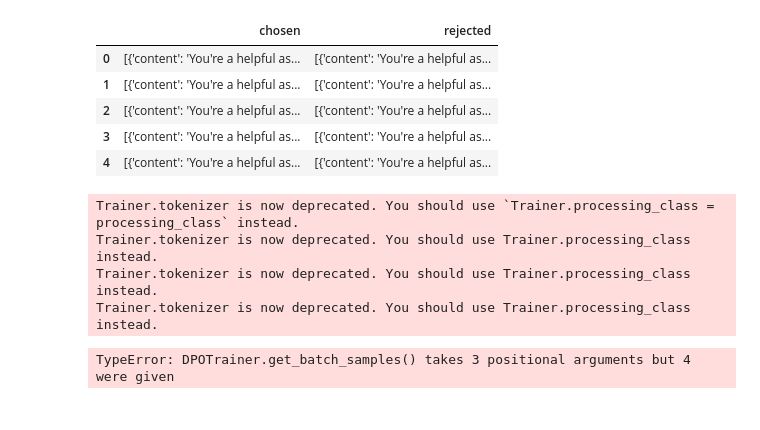
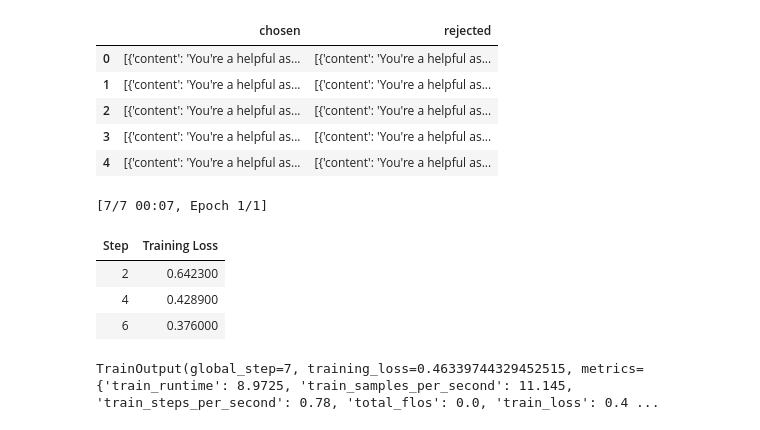
Before and after one commit to mchojna/llm-playground, a Jupyter notebook: 09-post-training/post_training.ipynb, the cells around one changed output. Drawn from its saved outputs; the diff is of its cells as text; code cells hidden in the pictures.

```diff
--- a/09-post-training/post_training.ipynb
+++ b/09-post-training/post_training.ipynb
@@ -372,7 +390,7 @@ My name is Deep Qwen, an AI language model created by Alibaba Cloud. I was train
 # %%
 # Load small model for training w/o GPU
 model, tokenizer = load_model_and_tokenizer(
-    "../models/SmolLM2-135M"
+    "HuggingFaceTB/SmolLM2-135M"
 )
 # %%
 # Prepare DPO dataset for changing identity
@@ -480,7 +487,7 @@ dpo_ds = dpo_ds.map(extract_prompt_and_responses)
 config = DPOConfig(
     beta=0.2,
     per_device_train_batch_size=1,
-    gradient_accumulation_steps=8,
+    gradient_accumulation_steps=16,
     num_train_epochs=1,
     learning_rate=5e-5,
     logging_steps=2,
@@ -488,19 +495,20 @@ config = DPOConfig(
 # %%
 dpo_trainer = DPOTrainer(
     model=model,
     ref_model=None,
     args=config,
-    tokenizer=tokenizer,
+    processing_class=tokenizer,
     train_dataset=dpo_ds,
 )
 
 dpo_trainer.train()
 # %% [output]
-Trainer.tokenizer is now deprecated. You should use `Trainer.processing_class = processing_class` instead.
-Trainer.tokenizer is now deprecated. You should use Trainer.processing_class instead.
-Trainer.tokenizer is now deprecated. You should use Trainer.processing_class instead.
-Trainer.tokenizer is now deprecated. You should use Trainer.processing_class instead.
+[7/7 00:07, Epoch 1/1]
+| Step | Training Loss |
+| 2 | 0.642300 |
+| 4 | 0.428900 |
+| 6 | 0.376000 |
-TypeError: DPOTrainer.get_batch_samples() takes 3 positional arguments but 4 were given
+TrainOutput(global_step=7, training_loss=0.46339744329452515, metrics={'train_runtime': 8.9725, 'train_samples_per_second': 11.145, 'train_steps_per_second': 0.78, 'total_flos': 0.0, 'train_loss': 0.4 ...
 # %%
 fully_trained_qwen = True
 if fully_trained_qwen:
```
Also changed, not shown: parts of 27 cells of this notebook, 25 other files.
